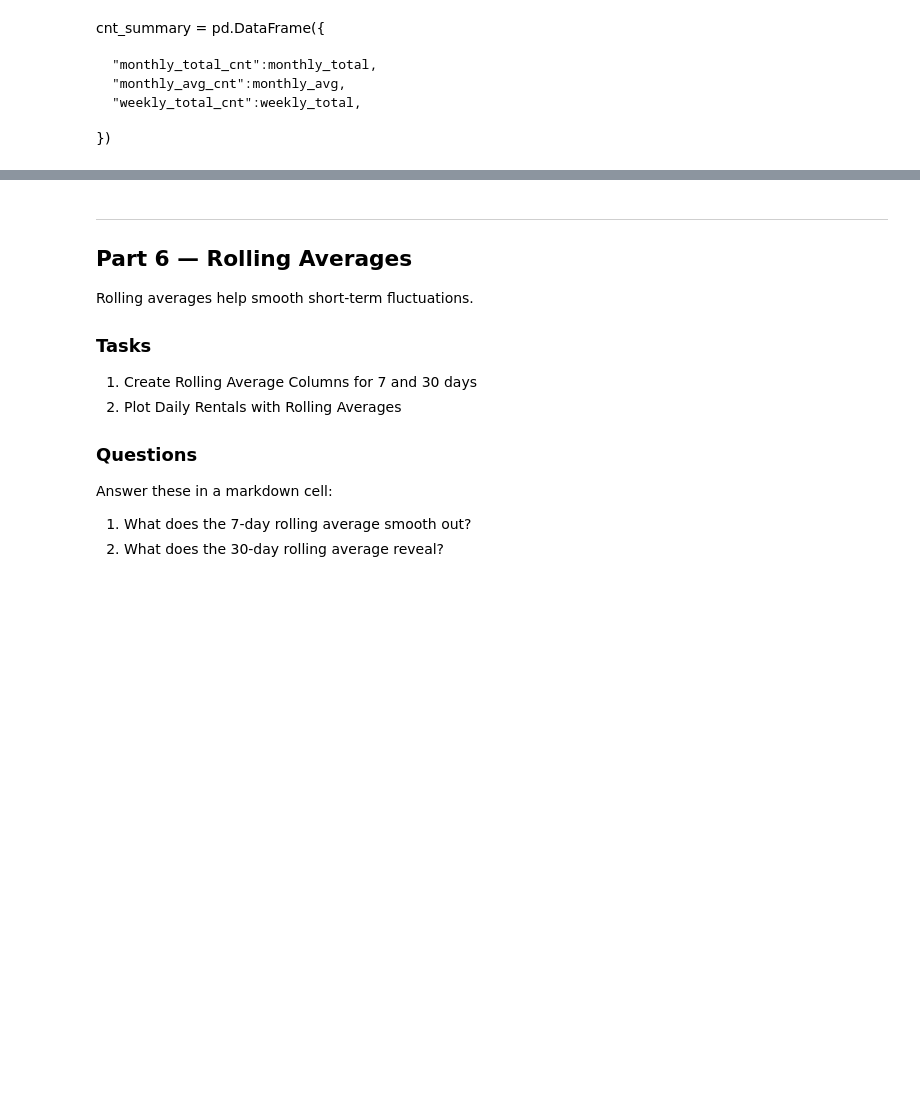
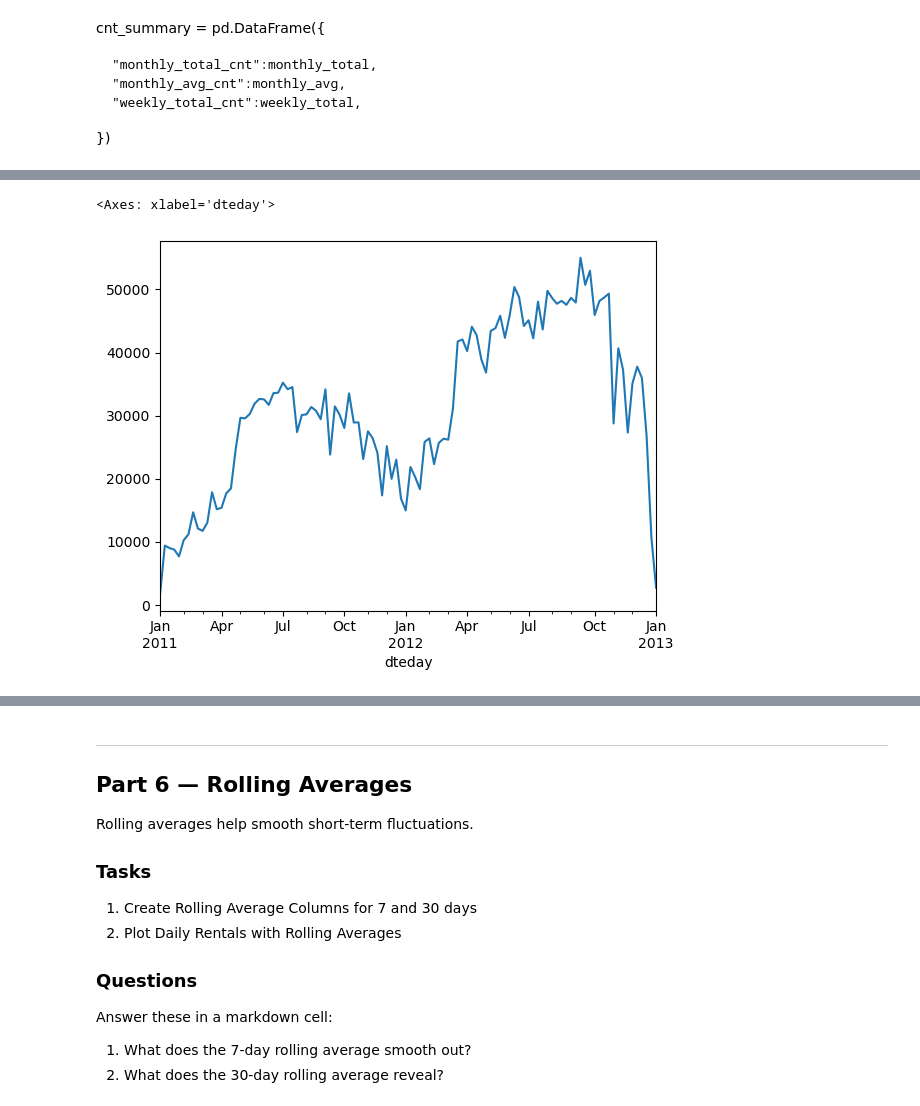
Before and after one commit to GregConfessore/lab-13-time-series, a Jupyter notebook: notebooks/starter-code.ipynb, the cells around one changed output, grey strips where cells are left out. Saved outputs shown, nothing was run; the diff lists cells and outputs as text; code cells hidden in the pictures; blank space fills up the shorter version.

```diff
--- a/notebooks/starter-code.ipynb
+++ b/notebooks/starter-code.ipynb
@@ -397,4 +403,4 @@ Answer these in a markdown cell:
 # %%
 #Resample monthly to yearly count
-#weekly_total = bike_ts["cnt"].resample("W").sum()
+weekly_total = bike_ts["cnt"].resample("W").sum()
 # %%
@@ -413,0 +469,5 @@ cnt_summary = pd.DataFrame({
+# %%
+weekly_total.plot()
+# %% [output]
+<Axes: xlabel='dteday'>
+[figure, added]
```
Also changed, not shown: parts of 25 cells of this notebook.
